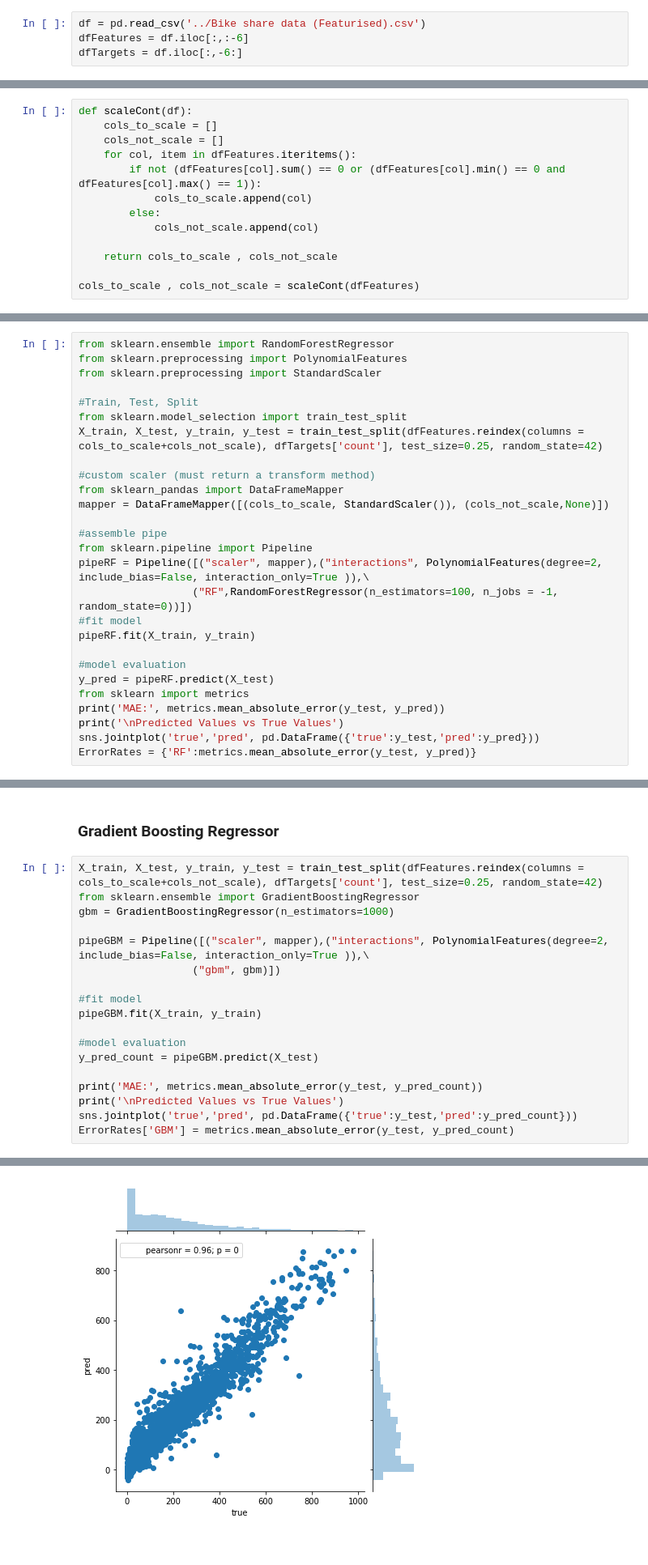
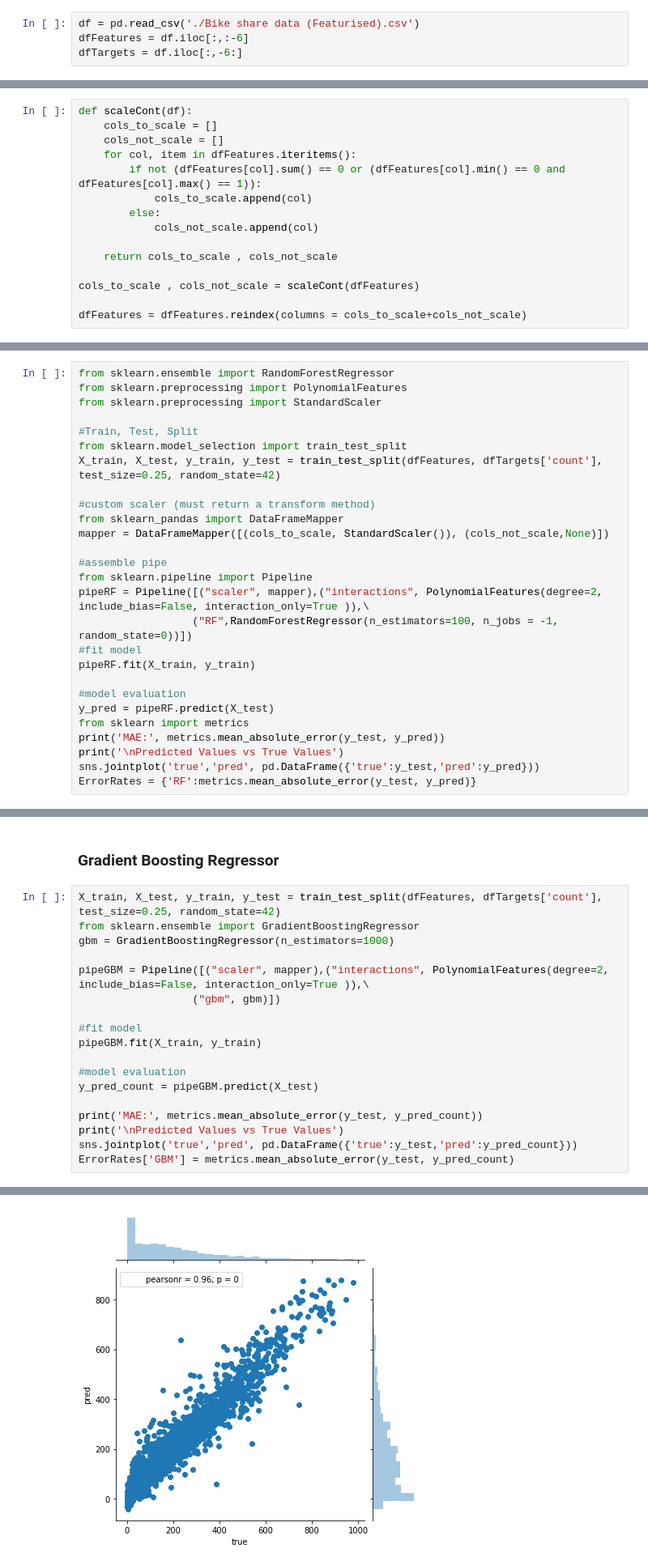
Before and after one commit to Joseph-Foley/Feature-examination-using-regression-models.-Determining-demand-for-a-bike-share-scheme, a Jupyter notebook: Part 3 Bike Share Modelling.ipynb, the cells around one changed output, grey strips where cells are left out. Shown at 81% size. Saved outputs shown, nothing was run; the diff lists cells and outputs as text.

```diff
--- a/Part 3 Bike Share Modelling.ipynb
+++ b/Part 3 Bike Share Modelling.ipynb
@@ -11,7 +11,7 @@ import seaborn as sns
 import warnings
 warnings.filterwarnings('ignore')
 # %%
-df = pd.read_csv('../Bike share data (Featurised).csv')
+df = pd.read_csv('./Bike share data (Featurised).csv')
 dfFeatures = df.iloc[:,:-6]
 dfTargets = df.iloc[:,-6:]
 # %% [markdown]
@@ -29,6 +29,8 @@ def scaleCont(df):
     return cols_to_scale , cols_not_scale
 
 cols_to_scale , cols_not_scale = scaleCont(dfFeatures)
+
+dfFeatures = dfFeatures.reindex(columns = cols_to_scale+cols_not_scale)
 # %%
 #prepare post interactions column names
 newCols = list(dfFeatures)
@@ -53,7 +55,7 @@ from sklearn.preprocessing import StandardScaler
 
 #Train, Test, Split
 from sklearn.model_selection import train_test_split
-X_train, X_test, y_train, y_test = train_test_split(dfFeatures.reindex(columns = cols_to_scale+cols_not_scale), dfTargets['count'], test_size=0.25, random_state=42)
+X_train, X_test, y_train, y_test = train_test_split(dfFeatures, dfTargets['count'], test_size=0.25, random_state=42)
 
 #custom scaler (must return a transform method)
 from sklearn_pandas import DataFrameMapper
@@ -238,7 +236,7 @@ commutting hours and summer increase hires. Holidays and early morning times hav
 # %% [markdown]
 ### Gradient Boosting Regressor
 # %%
-X_train, X_test, y_train, y_test = train_test_split(dfFeatures.reindex(columns = cols_to_scale+cols_not_scale), dfTargets['count'], test_size=0.25, random_state=42)
+X_train, X_test, y_train, y_test = train_test_split(dfFeatures, dfTargets['count'], test_size=0.25, random_state=42)
 from sklearn.ensemble import GradientBoostingRegressor
 gbm = GradientBoostingRegressor(n_estimators=1000)
 
@@ -260,6 +258,6 @@ MAE: 33.64336679310686
 
 Predicted Values vs True Values
-[figure, old version]
+[figure, new version]
 # %% [markdown]
 The gradient boosting regressor has indeed performed better than the random forest.
 # %%
```
Also changed, not shown: parts of 17 cells of this notebook.
